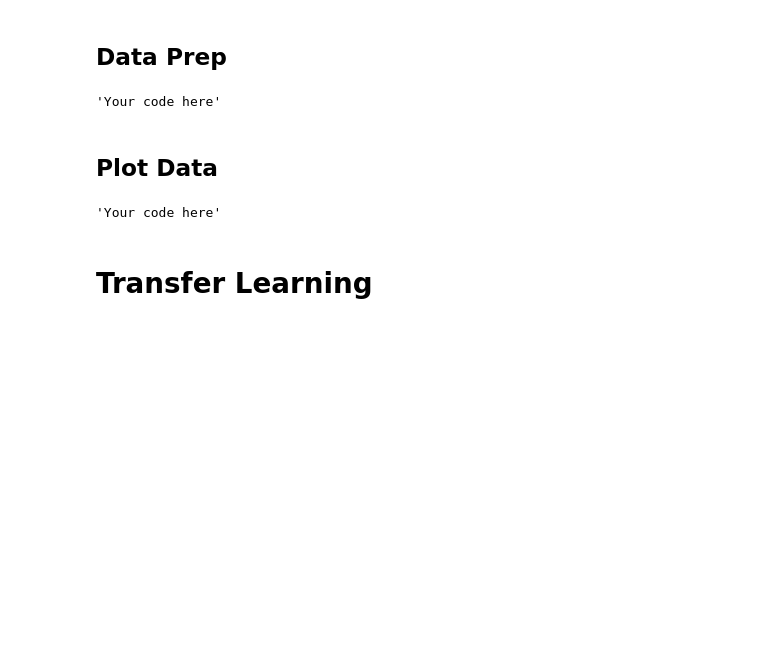
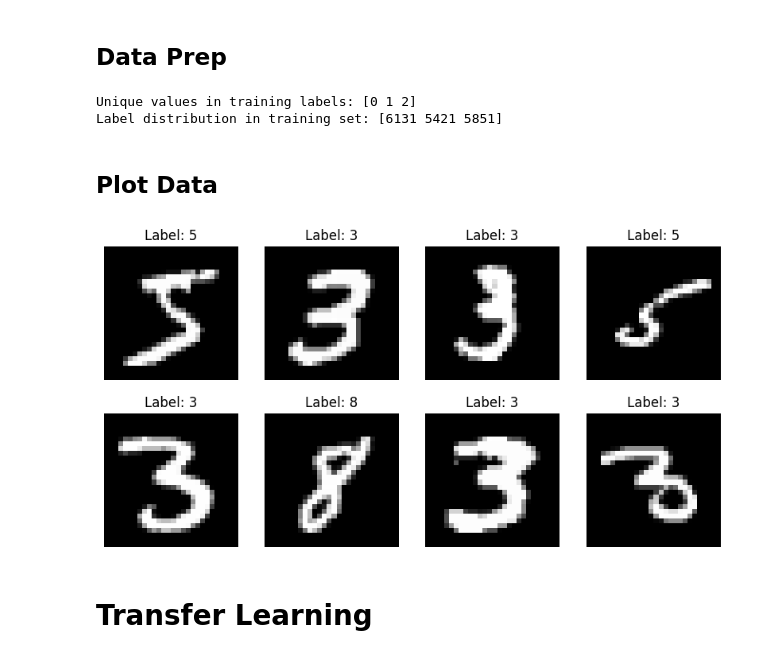
Before and after one commit to KelvynBladen/ml_intro, a Jupyter notebook: mnist_worksheet3.ipynb, the cells around one changed output. Saved outputs shown, nothing was run; the diff lists cells and outputs as text; code cells hidden in the pictures; blank space fills up the shorter version.

```diff
--- a/mnist_worksheet3.ipynb
+++ b/mnist_worksheet3.ipynb
@@ -14,30 +12,47 @@ WARNING:tensorflow:From c:\Users\kelvy\anaconda3\envs\stat5810\Lib\site-packages
 # %% [markdown]
 ## Data Prep
-# %%
-# Subset your data the same 3 digit classes you used in the last assignments.
-
-# Again, You can totally copy any code over and modify it.
-# You can use chatGPT, copilot, google, or other AI or online resources.
-# Use each other, the goal is to complete the objectives and maybe learn something new, not to struggle to make up code on your own.
-# We have prior notebooks, chatGPT, the internet, and each other for the rapids projects, so use them here if they will help!
-
-# Extract the 3 classes from the training data
-
-'Your code here'
-
-# Extract the 3 classes from the test data
-
-'Your code here'
-# %% [output]
-'Your code here'
+# %%
+import numpy as np
+
+train_filter = (y_train == 3) | (y_train == 5) | (y_train == 8)
+x_train_nn = x_train[train_filter]
+y_train_nn = y_train[train_filter]
+
+test_filter = (y_test == 3) | (y_test == 5) | (y_test == 8)
+x_test_nn = x_test[test_filter]
+y_test_nn = y_test[test_filter]
+
+# Convert to categorical labels:
+# 3 -> 0, 5 -> 1, 8 -> 2
+y_train_nn_bin = ((y_train_nn == 5).astype(int) + 2 * (y_train_nn == 8).astype(int))
+y_test_nn_bin = ((y_test_nn == 5).astype(int) + 2 * (y_test_nn == 8).astype(int))
+
+print("Unique values in training labels:", np.unique(y_train_nn_bin))
+print("Label distribution in training set:", np.bincount(y_train_nn_bin))
+# %% [output]
+Unique values in training labels: [0 1 2]
+Label distribution in training set: [6131 5421 5851]
 # %% [markdown]
 ## Plot Data
-# %%
-## Plot 6 to 10 images from your data
-
-'Your code here'
-# %% [output]
-'Your code here'
+# %%
+import matplotlib.pyplot as plt
+
+def get_original_label(mapped_label):
+    label_map = {0: 3, 1: 5, 2: 8}
+    return label_map[mapped_label]
+
+plt.figure(figsize=(10, 5))
+
+for i in range(8):
+    plt.subplot(2, 4, i + 1)
+    plt.imshow(x_train_nn[i], cmap='gray')
+    original_label = get_original_label(y_train_nn_bin[i])
+    plt.title(f'Label: {original_label}')
+    plt.axis('off')
+
+plt.show()
+# %% [output]
+[figure, added]
 # %% [markdown]
 # Transfer Learning
 # %% [markdown]
```
Also changed, not shown: parts of 8 cells of this notebook, 3 other files.
